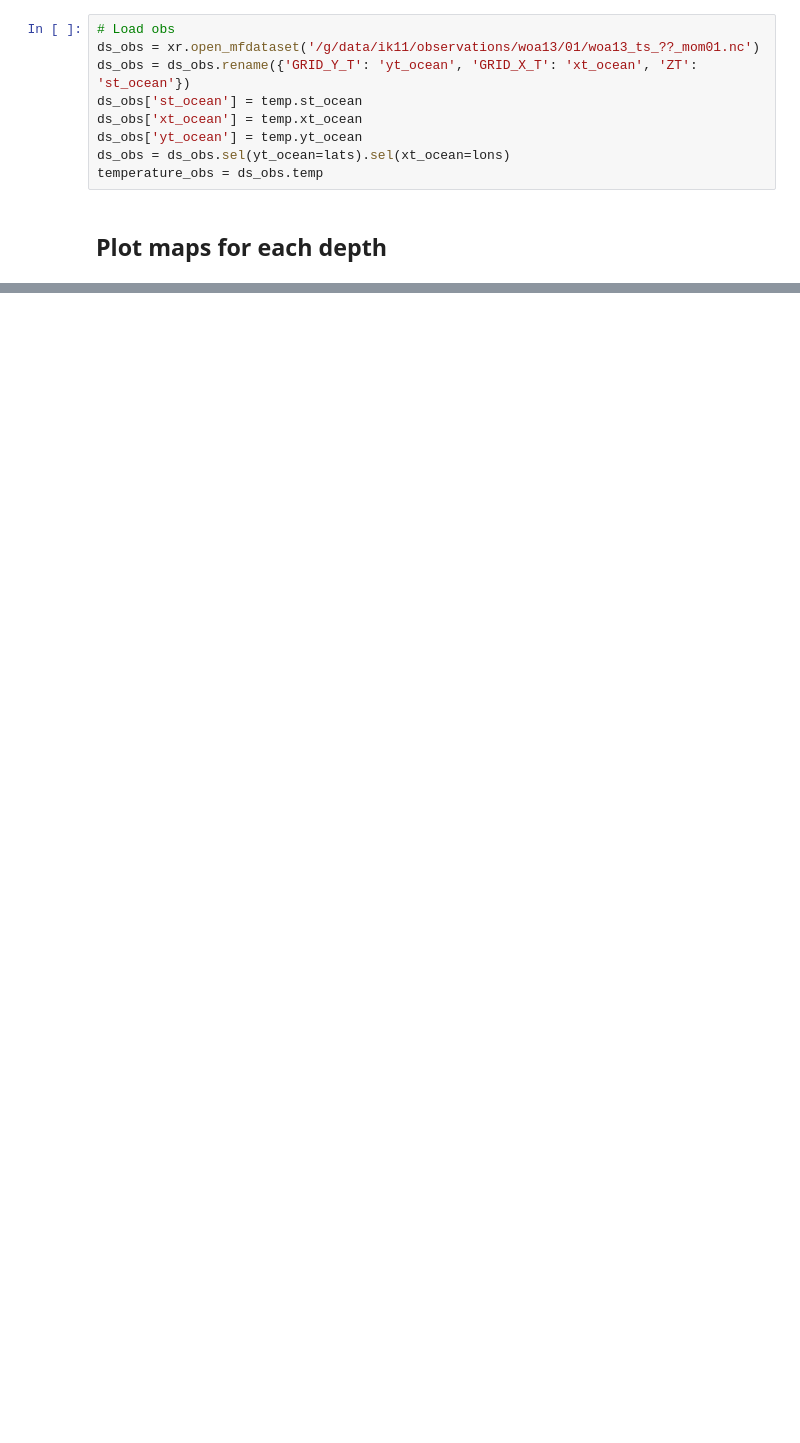
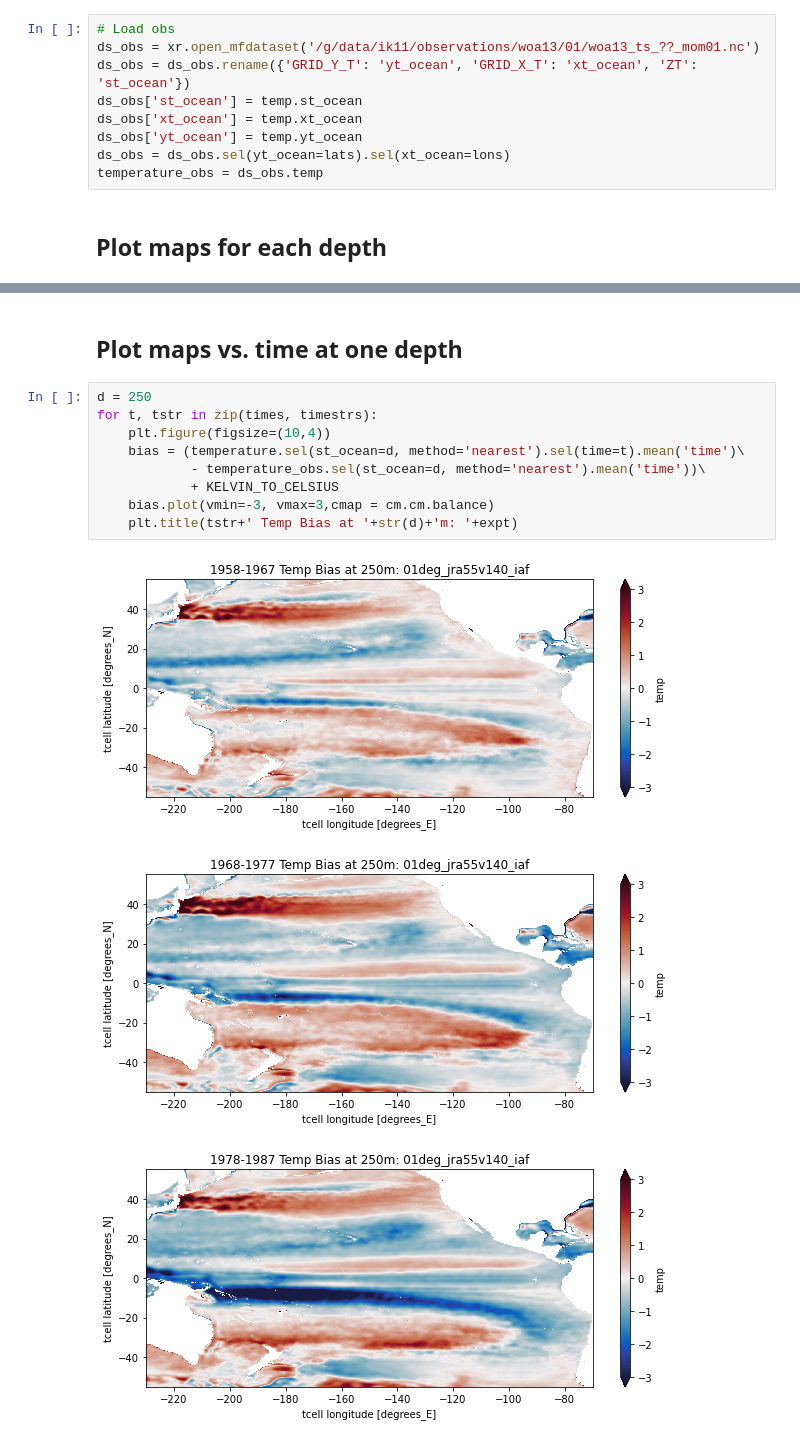
Before and after one commit to COSIMA/ACCESS-OM2-Temp-Biases, a Jupyter notebook: TempBiasMaps.ipynb, the cells around one changed output, grey strips where cells are left out. Cells and saved outputs as stored; diff of their text form; blank space fills up the shorter version.

```diff
--- a/TempBiasMaps.ipynb
+++ b/TempBiasMaps.ipynb
@@ -70,0 +82,15 @@ for d in depths:
+# %% [markdown]
+## Plot maps vs. time at one depth
+# %%
+d = 250
+for t, tstr in zip(times, timestrs):
+    plt.figure(figsize=(10,4))
+    bias = (temperature.sel(st_ocean=d, method='nearest').sel(time=t).mean('time')\
+            - temperature_obs.sel(st_ocean=d, method='nearest').mean('time'))\
+            + KELVIN_TO_CELSIUS
+    bias.plot(vmin=-3, vmax=3,cmap = cm.cm.balance)
+    plt.title(tstr+' Temp Bias at '+str(d)+'m: '+expt)
+# %% [output]
+[figure, added]
+[figure, added]
+[figure, added]
```
Also changed, not shown: parts of 4 cells of this notebook.
